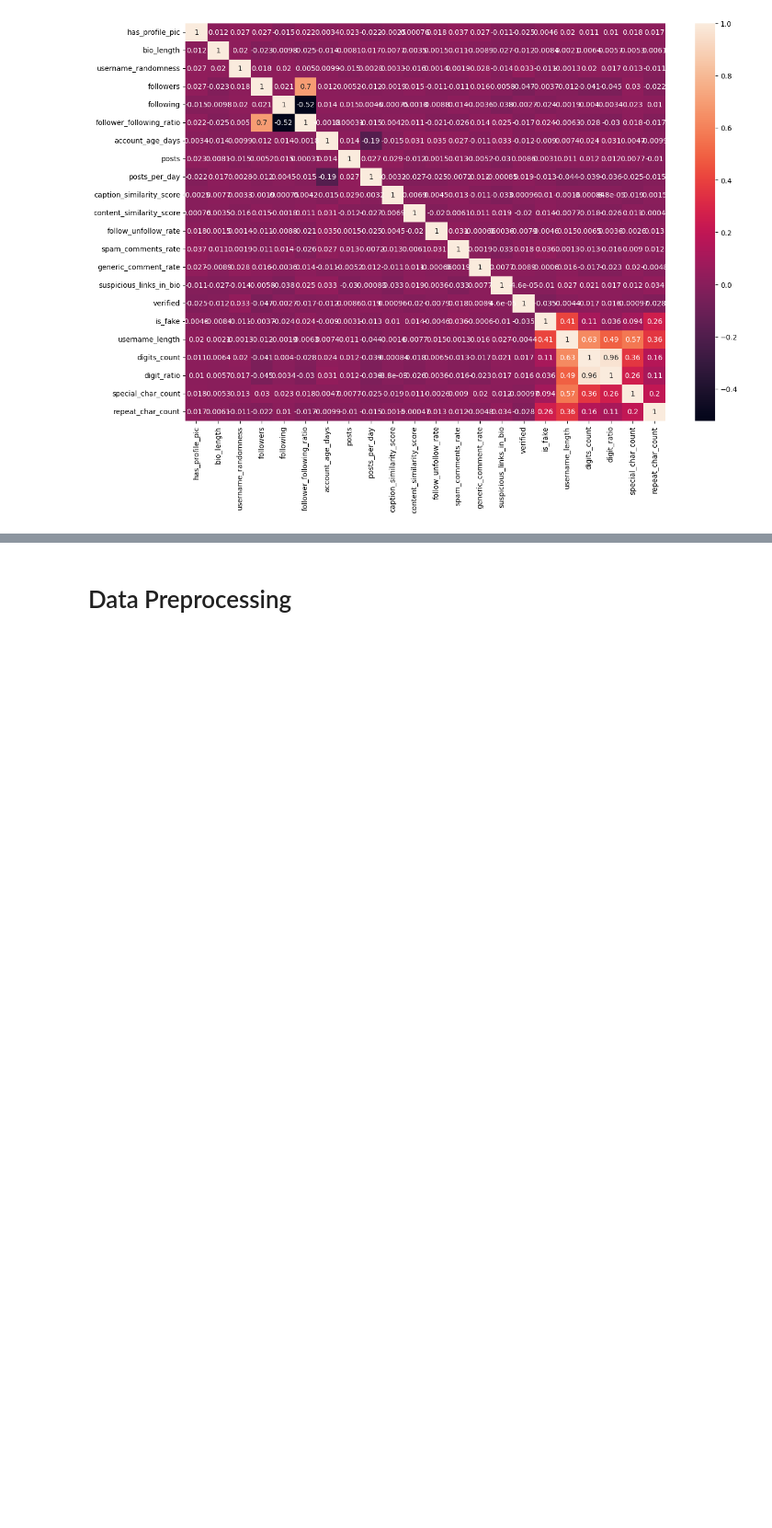
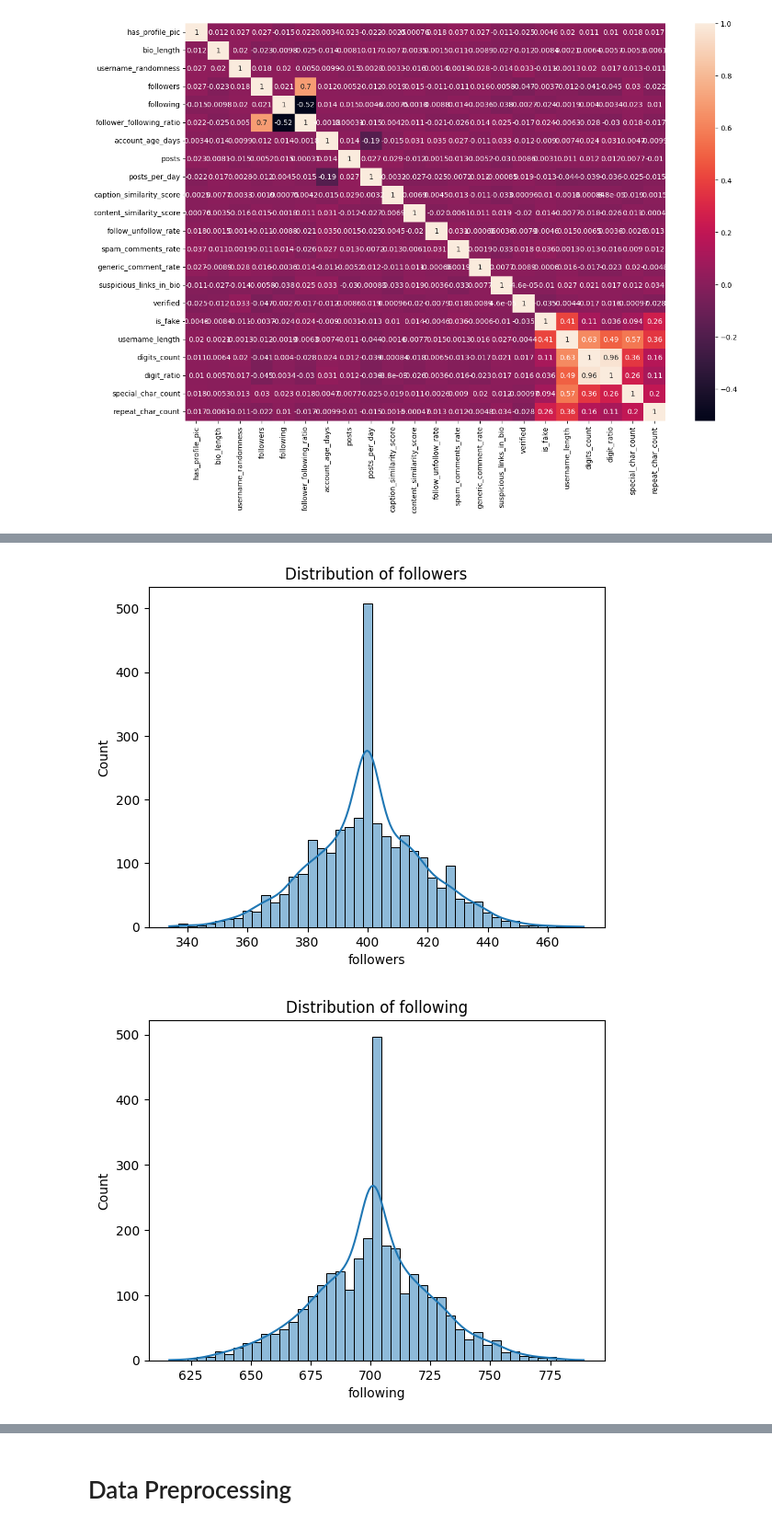
Before and after one commit to SATYA012904/ml-fake-social-media-detection, a Jupyter notebook: Fake_SocialMedia_Account_detection.ipynb, the cells around one changed output, grey strips where cells are left out. Shown at 92% size. Saved outputs shown, nothing was run; the diff lists cells and outputs as text; code cells hidden in the pictures; blank space fills up the shorter version.

```diff
--- a/Fake_SocialMedia_Account_detection.ipynb
+++ b/Fake_SocialMedia_Account_detection.ipynb
@@ -179,0 +216,10 @@ sns.heatmap(data.corr(numeric_only=True),annot=True)
+# %%
+features = ['followers', 'following', 'posts']
+
+for col in features:
+    sns.histplot(data[col], kde=True)
+    plt.title(f"Distribution of {col}")
+    plt.show()
+# %% [output]
+[figure, added]
+[figure, added]
```
Also changed, not shown: parts of 8 cells of this notebook.
